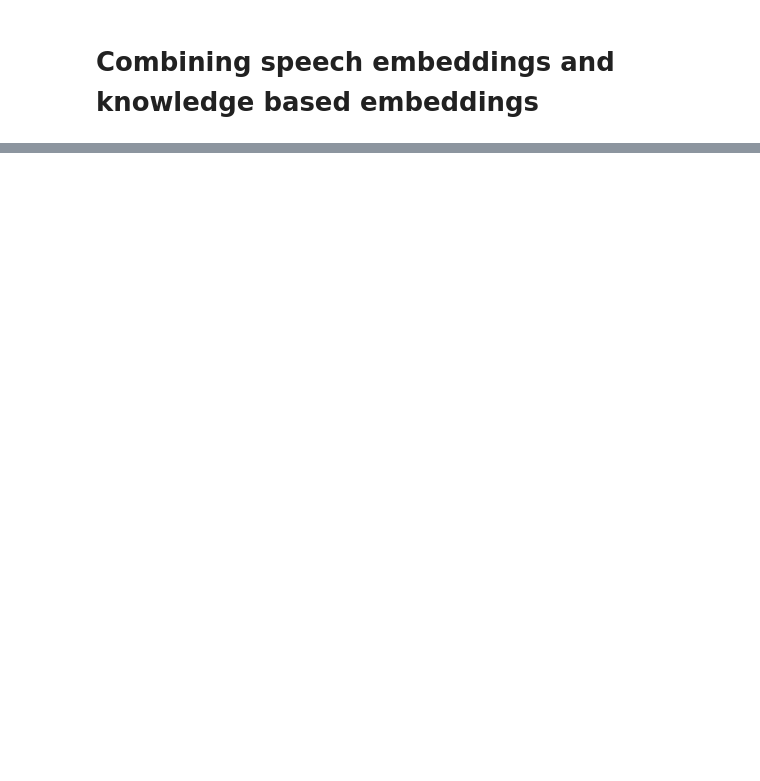
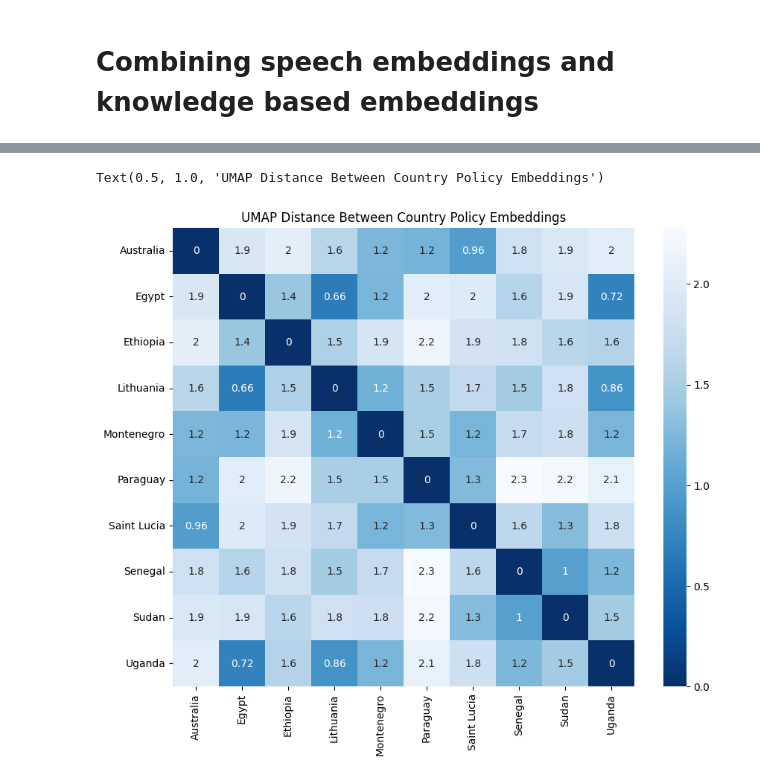
Before and after one commit to IWonderTheFirst/mun, a Jupyter notebook: policy.ipynb, the cells around one changed output, grey strips where cells are left out. Drawn from its saved outputs; the diff is of its cells as text; code cells hidden in the pictures; blank space fills up the shorter version.

```diff
--- a/policy.ipynb
+++ b/policy.ipynb
@@ -445,3 +545,28 @@ def get_av_embedding(speech: str):
+# %%
+import umap
+plt.figure(figsize=(10,8))
+
+umap_model = umap.UMAP(n_components=5, random_state=42)
+graph_umap = umap_model.fit_transform(graph_data)
+speech_umap = umap_model.fit_transform(final_country_embeddings)
+
+from scipy.spatial.distance import pdist, squareform
+
+def get_distance_matrix(umap_embeddings, countries, sample_size=10):
+    idx = sorted(random.sample(range(len(countries)), sample_size))
+    selected = umap_embeddings[idx]
+    dist_matrix = squareform(pdist(selected, metric='euclidean'))
+    selected_countries = [countries[i] for i in idx]
+    df = pd.DataFrame(dist_matrix, index=selected_countries, columns=selected_countries)
+    return df
+graph_umap_df = get_distance_matrix(graph_umap, countries)
+speech_umap_df = get_distance_matrix(speech_umap, countries)
+
+sns.heatmap(speech_umap_df, annot=True, vmin=0, vmax=None, cmap="Blues_r")
+plt.title('UMAP Distance Between Country Policy Embeddings')
+# %% [output]
+Text(0.5, 1.0, 'UMAP Distance Between Country Policy Embeddings')
+[figure, added]
 # %%
 import numpy as np
 from sklearn.metrics.pairwise import cosine_similarity
```
Also changed, not shown: parts of 17 cells of this notebook.
